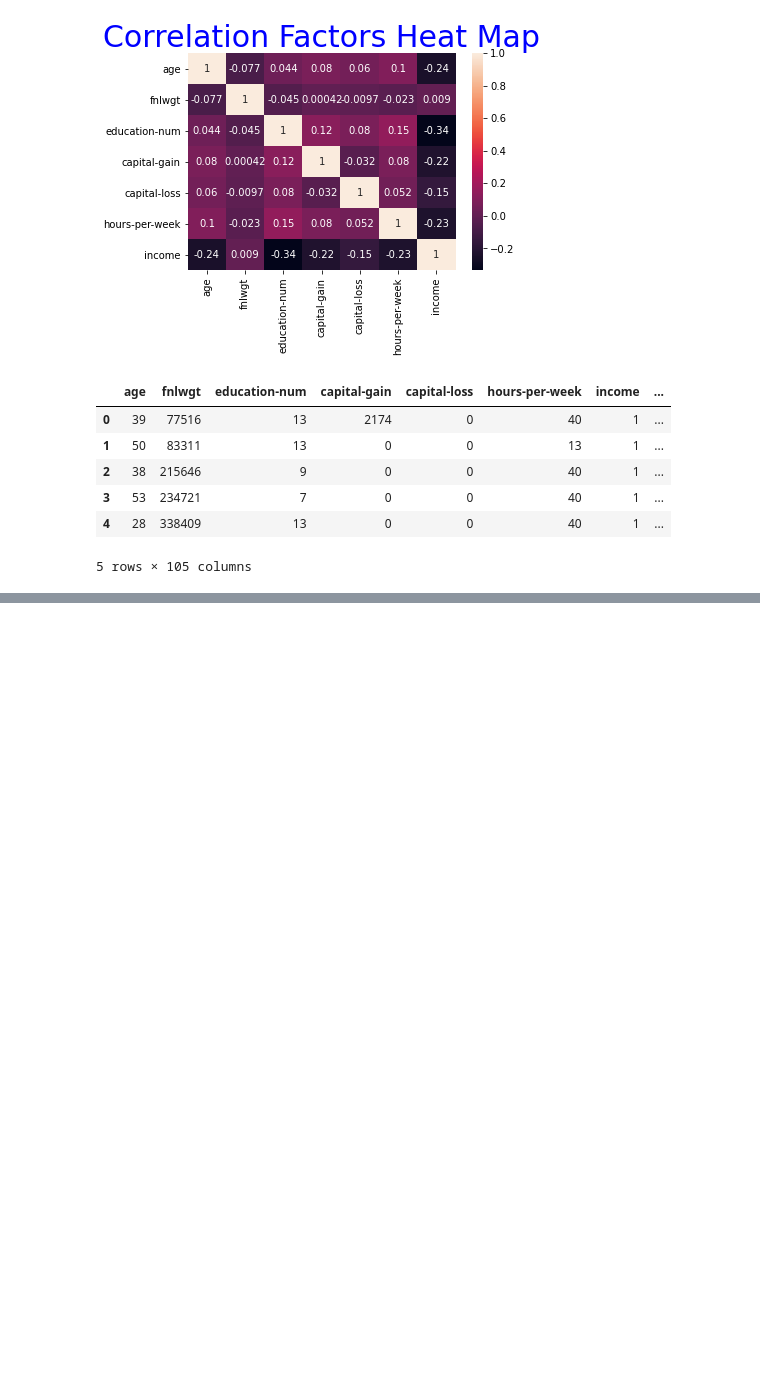
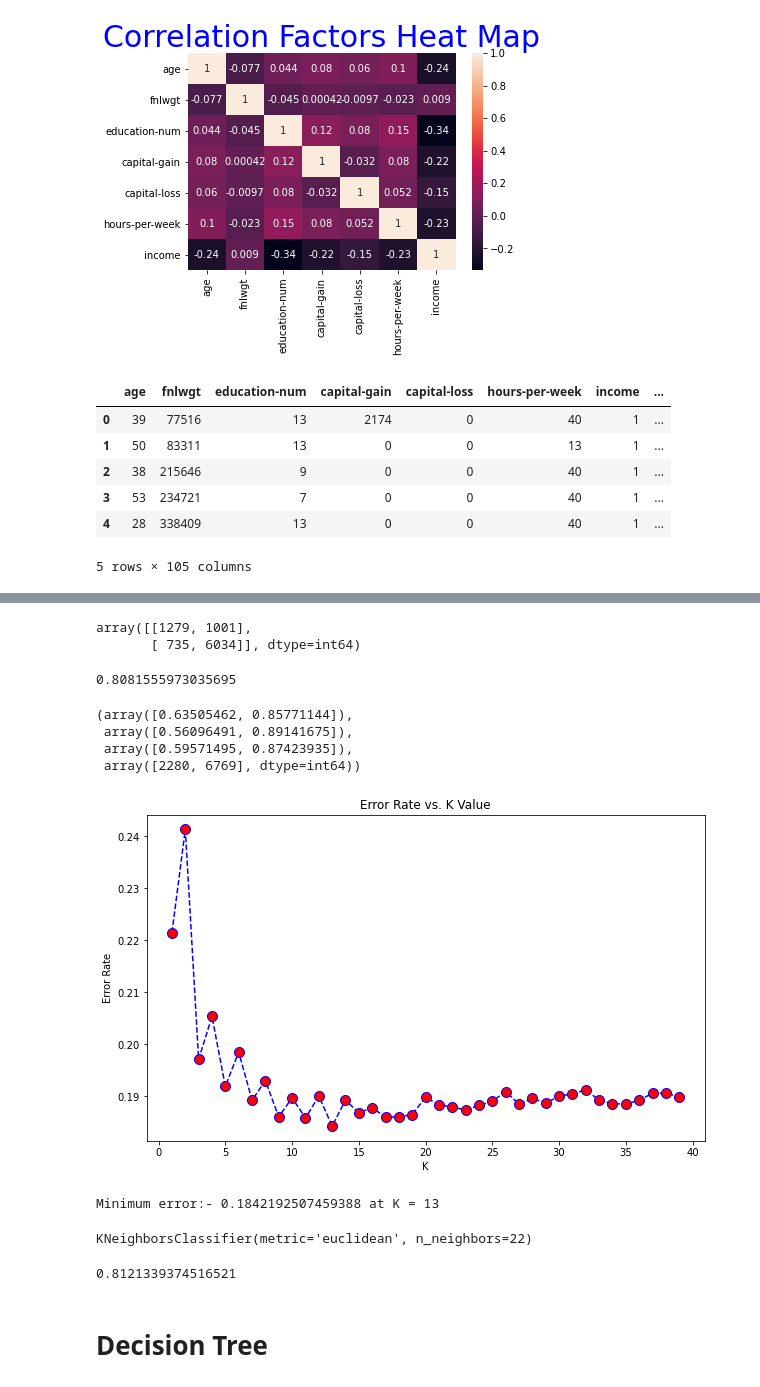
Before and after one commit to ArunitaYen/MachineLearningClassification, a Jupyter notebook: Income_Classification/Income Classification_RandomForest and DecisionTree.ipynb, the cells around one changed output, grey strips where cells are left out. Cells and saved outputs as stored; diff of their text form; code cells hidden in the pictures; blank space fills up the shorter version.

```diff
--- a/Income_Classification/Income Classification_RandomForest and DecisionTree.ipynb
+++ b/Income_Classification/Income Classification_RandomForest and DecisionTree.ipynb
@@ -190,0 +230,3 @@ X_train, X_test, y_train, y_test = train_test_split(X, y, test_size=0.3)
+# %%
+ss = StandardScaler()
+ss.fit_transform(X_train[num_atr])
@@ -190,0 +241,6 @@ X_train, X_test, y_train, y_test = train_test_split(X, y, test_size=0.3)
+# %%
+a = X_train[cat_atr]
+b = ss.transform(X_train[num_atr])
+
+Xtr = np.hstack([a,b])
+Xtr.shape
@@ -190,0 +249,4 @@ X_train, X_test, y_train, y_test = train_test_split(X, y, test_size=0.3)
+# %%
+from sklearn.neighbors import KNeighborsClassifier
+knn = KNeighborsClassifier(n_neighbors=5, metric='euclidean')
+knn.fit(Xtr, y_train)
@@ -190,0 +255,10 @@ X_train, X_test, y_train, y_test = train_test_split(X, y, test_size=0.3)
+# %%
+ss = StandardScaler()
+ss.fit_transform(X_test[num_atr])
+le = LabelEncoder()
+X_test[cat_atr] = X_test[cat_atr].apply(le.fit_transform)
+a1 = X_test[cat_atr]
+b1 = ss.transform(X_test[num_atr])
+
+Xtr1 = np.hstack([a1,b1])
+Xtr1.shape
@@ -190,0 +274,50 @@ X_train, X_test, y_train, y_test = train_test_split(X, y, test_size=0.3)
+# %%
+from sklearn.metrics import confusion_matrix
+confusion_matrix(y_test, y_pred)
+# %% [output]
+array([[1279, 1001],
+       [ 735, 6034]], dtype=int64)
+# %%
+from sklearn.metrics import accuracy_score
+accuracy_score(y_test, y_pred)
+# %% [output]
+0.8081555973035695
+# %%
+from sklearn.metrics import precision_recall_fscore_support
+precision_recall_fscore_support(y_test, y_pred)
+# %% [output]
+(array([0.63505462, 0.85771144]),
+ array([0.56096491, 0.89141675]),
+ array([0.59571495, 0.87423935]),
+ array([2280, 6769], dtype=int64))
+# %%
+error_rate = []
+for i in range(1,40):
+ knn = KNeighborsClassifier(n_neighbors=i)
+ knn.fit(Xtr,y_train)
+ pred_i = knn.predict(Xtr1)
+ error_rate.append(1-accuracy_score(y_test, pred_i))
+
+plt.figure(figsize=(10,6))
+plt.plot(range(1,40),error_rate,color='blue', linestyle='dashed',
+         marker='o',markerfacecolor='red', markersize=10)
+plt.title('Error Rate vs. K Value')
+plt.xlabel('K')
+plt.ylabel('Error Rate')
+plt.show()
+print("Minimum error:-",min(error_rate),"at K =",error_rate.index(min(error_rate))+1)
+# %% [output]
+[figure, added]
+Minimum error:- 0.1842192507459388 at K = 13
+# %%
+knn = KNeighborsClassifier(n_neighbors=22, metric='euclidean')
+knn.fit(Xtr, y_train)
+# %% [output]
+KNeighborsClassifier(metric='euclidean', n_neighbors=22)
+# %%
+y_pred = knn.predict(Xtr1)
+accuracy_score(y_test, y_pred)
+# %% [output]
+0.8121339374516521
+# %% [markdown]
+# Decision Tree
```
Also changed, not shown: parts of 31 cells of this notebook, 1 other file.
